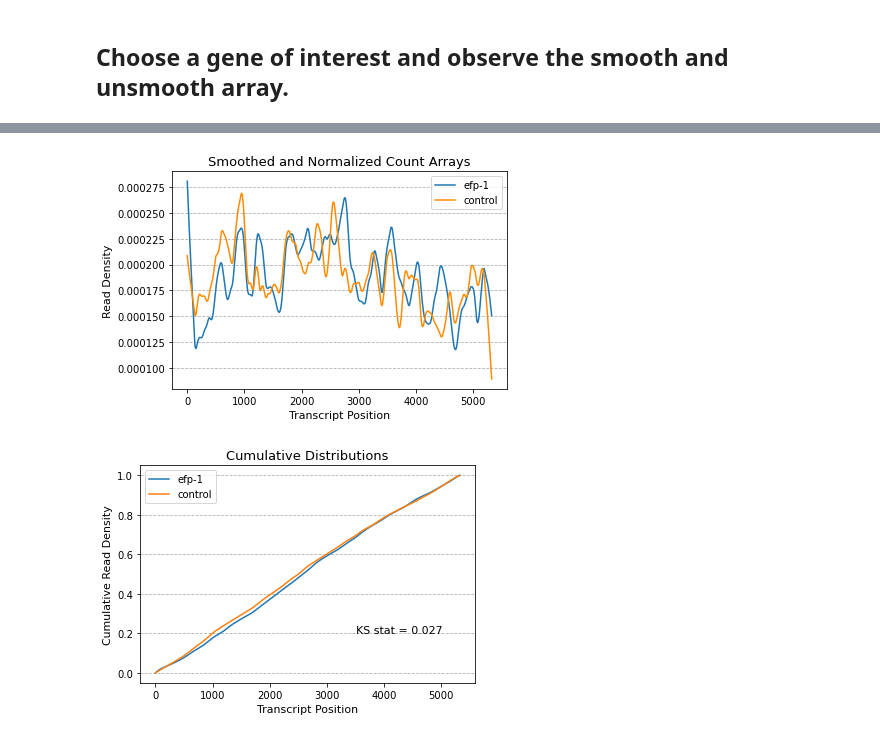
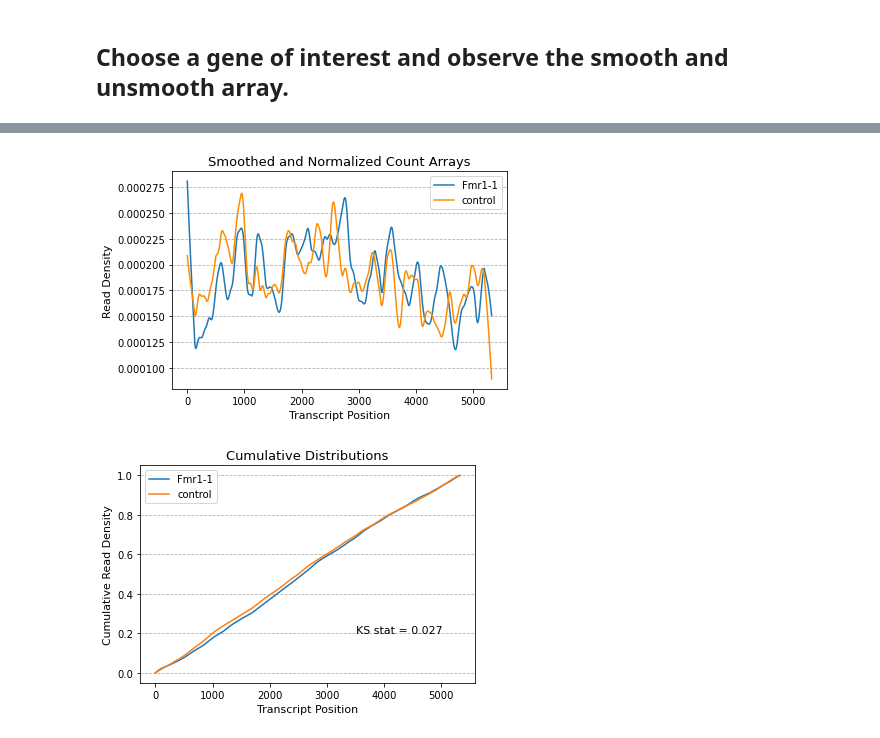
Before and after one commit to Raif-fl/Fall_2021_Work_journal, a Jupyter notebook: KS_stat/dmel_KS_like.ipynb, the cells around one changed output, grey strips where cells are left out. Cells and saved outputs as stored; diff of their text form; code cells hidden in the pictures.

```diff
--- a/KS_stat/dmel_KS_like.ipynb
+++ b/KS_stat/dmel_KS_like.ipynb
@@ -216,19 +216,19 @@ plt.savefig(image_path + my_gene + '_control_array.pdf')
 # %%
-plt.plot(smoothed_vec_m, label = "efp-1")
+plt.plot(smoothed_vec_m, label = "Fmr1-1")
 plt.plot(smoothed_vec_c, label = "control", color = "darkorange")
 plt.ylabel("Read Density", fontsize = 11)
 plt.xlabel("Transcript Position", fontsize = 11)
 plt.title("Smoothed and Normalized Count Arrays", fontsize = 13)
 plt.legend()
 axes = plt.gca()
 axes.yaxis.grid(linestyle = "--")
 plt.savefig(image_path + my_gene +'_smoothed.pdf')
 # %% [output]
-[figure, old version]
+[figure, new version]
 # %%
 ks = max(abs(cumul_m - cumul_c))
 # %%
-plt.plot(cumul_m, label = "efp-1")
+plt.plot(cumul_m, label = "Fmr1-1")
 plt.plot(cumul_c, label = "control")
 plt.text(len(cumul_c)*0.66, 0.2, "KS stat = " + str(round(ks,3)), fontsize = 11)
 plt.ylabel("Cumulative Read Density", fontsize = 11)
@@ -239,4 +239,4 @@ axes = plt.gca()
 axes.yaxis.grid(linestyle = "--")
 plt.savefig(image_path + my_gene + '_cumulative.pdf')
 # %% [output]
-[figure, old version]
+[figure, new version]
```
Also changed, not shown: parts of 1 cell of this notebook, 5 other files.
